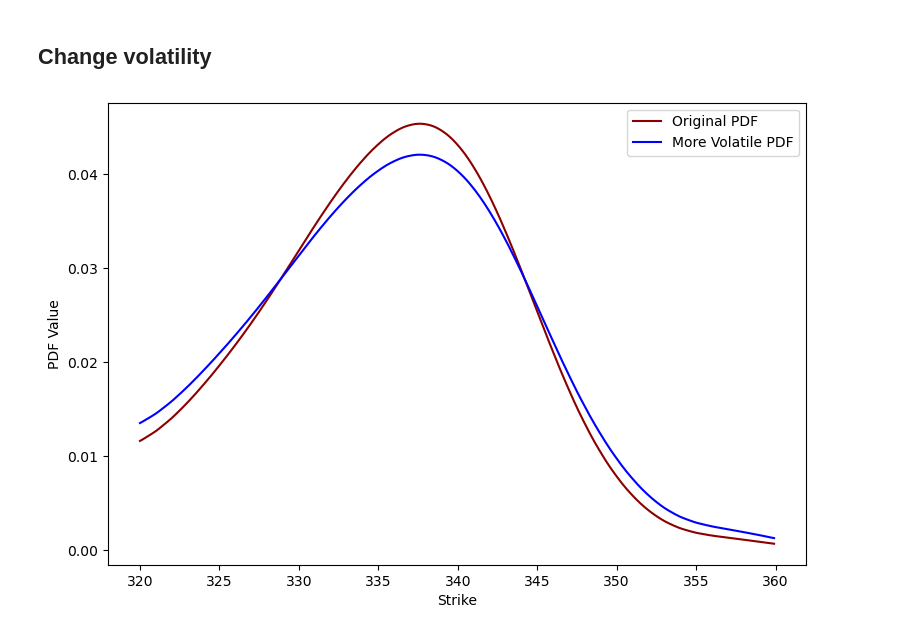
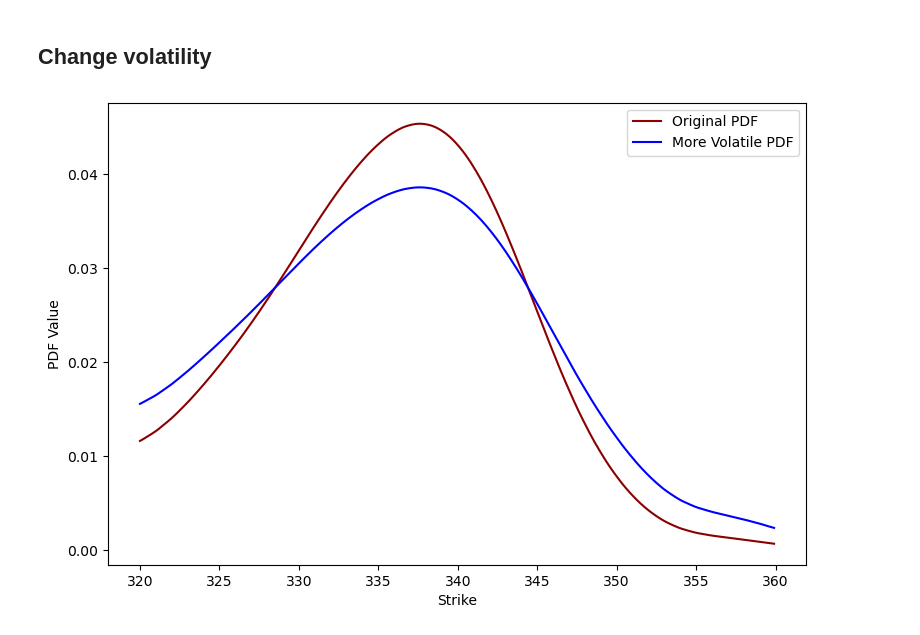
Before and after one commit to astavrop0/Derivative_structuring_and_implied_risk_aversion, a Jupyter notebook: notebooks/Risk Neutral pdf with BL.ipynb, the cells around one changed output. Cells and saved outputs as stored; diff of their text form; code cells hidden in the pictures.

```diff
--- a/notebooks/Risk Neutral pdf with BL.ipynb
+++ b/notebooks/Risk Neutral pdf with BL.ipynb
@@ -285,28 +370,28 @@ plt.show()
 ## Change volatility
 # %%
 # Step 1: Increase volatility with a non-linear transformation
-volatility_increase = 1.2  # Adjust this for more or less volatility
+volatility_increase = 1.5  # Adjust this for more or less volatility
 new_pdf_values = np.copy(original_pdf[:, 1])
 new_pdf_values = np.power(new_pdf_values, 1 / volatility_increase)
 
 # Step 2: Normalize the new PDF
 original_area = trapz(original_pdf[:, 1], original_pdf[:, 0])
 new_area = trapz(new_pdf_values, original_pdf[:, 0])
 new_pdf_values *= (original_area / new_area)
 
 # Step 3: Create the more volatile PDF
 more_volatile_pdf = np.column_stack((original_pdf[:, 0], new_pdf_values))
 
 # Step 4: Plot both PDFs for comparison
 plt.figure(figsize=(9,6))
 plt.plot(original_pdf[:, 0], original_pdf[:, 1], 'darkred', label='Original PDF')
 plt.plot(more_volatile_pdf[:, 0], more_volatile_pdf[:, 1], 'blue', label='More Volatile PDF')
 plt.xlabel('Strike')
 plt.ylabel('PDF Value')
 plt.legend()
 plt.show()
 # %% [output]
-[figure, old version]
+[figure, new version]
 # %%
 #COMPUTE THE GROWTH OPTIMIZER PAYOFF
 
```
Also changed, not shown: parts of 21 cells of this notebook.
